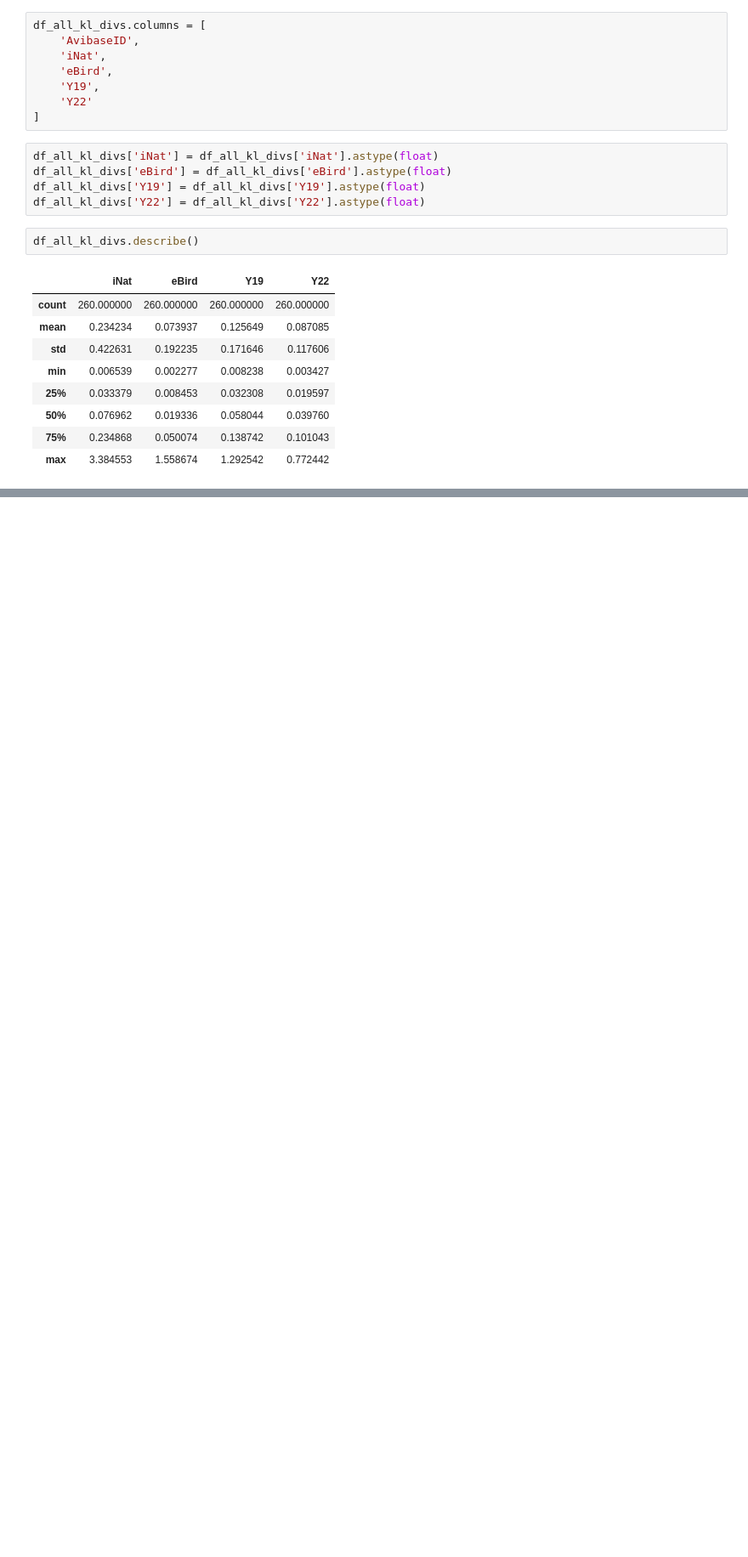
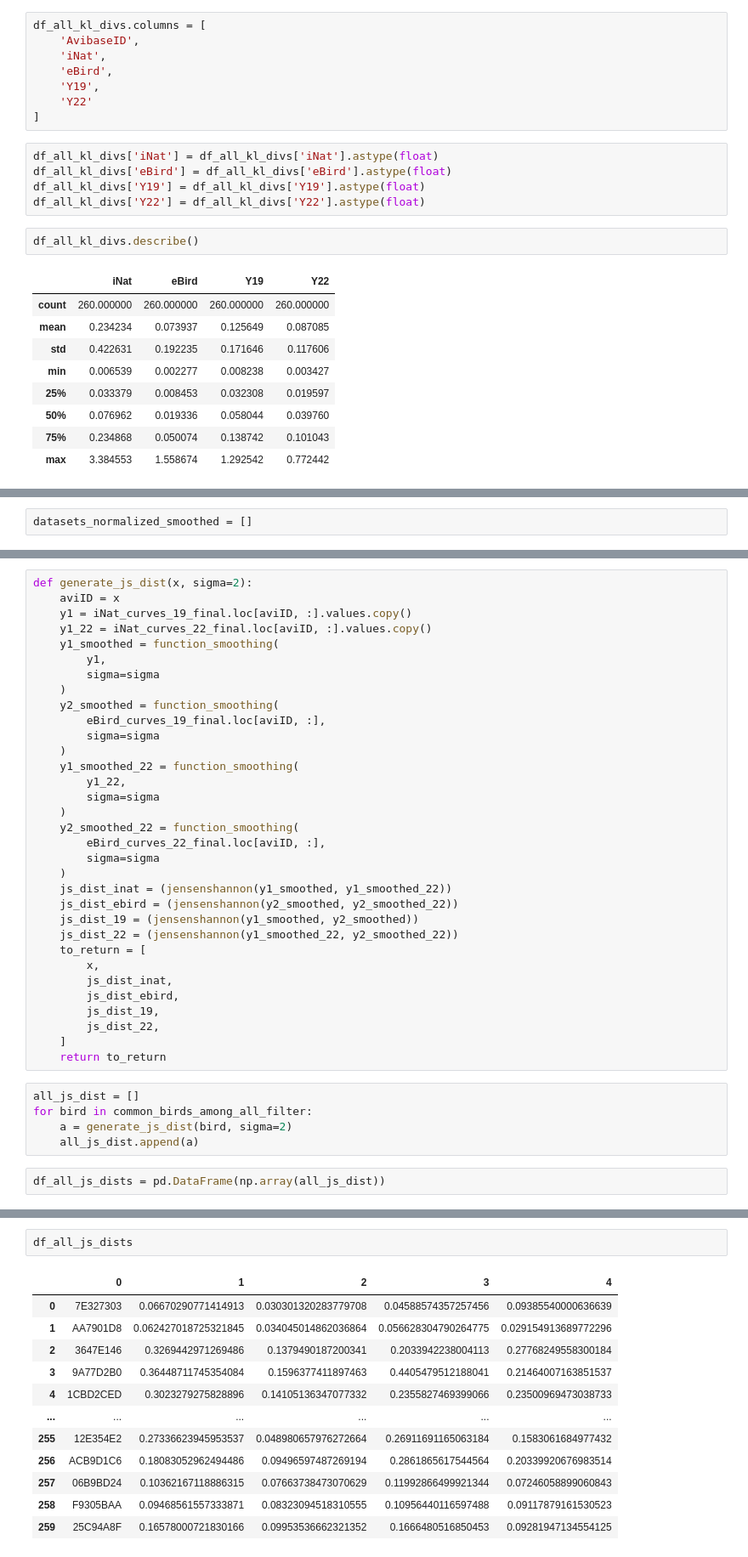
Before and after one commit to devendragovil/explorations_func_data, a Jupyter notebook: notebook_meeting/basic_EDA5_reproduced.ipynb, the cells around one changed output, grey strips where cells are left out. Shown at 85% size. Drawn from its saved outputs; the diff is of its cells as text; blank space fills up the shorter version.

```diff
--- a/notebook_meeting/basic_EDA5_reproduced.ipynb
+++ b/notebook_meeting/basic_EDA5_reproduced.ipynb
@@ -909,0 +950,2 @@ For lacy meeting:
+# %%
+datasets_normalized_smoothed = []
@@ -909,0 +1056,40 @@ For lacy meeting:
+# %%
+def generate_js_dist(x, sigma=2):
+    aviID = x
+    y1 = iNat_curves_19_final.loc[aviID, :].values.copy()
+    y1_22 = iNat_curves_22_final.loc[aviID, :].values.copy()
+    y1_smoothed = function_smoothing(
+        y1,
+        sigma=sigma
+    )
+    y2_smoothed = function_smoothing(
+        eBird_curves_19_final.loc[aviID, :],
+        sigma=sigma
+    )
+    y1_smoothed_22 = function_smoothing(
+        y1_22,
+        sigma=sigma
+    )
+    y2_smoothed_22 = function_smoothing(
+        eBird_curves_22_final.loc[aviID, :],
+        sigma=sigma
+    )
+    js_dist_inat = (jensenshannon(y1_smoothed, y1_smoothed_22))
+    js_dist_ebird = (jensenshannon(y2_smoothed, y2_smoothed_22))
+    js_dist_19 = (jensenshannon(y1_smoothed, y2_smoothed))
+    js_dist_22 = (jensenshannon(y1_smoothed_22, y2_smoothed_22))
+    to_return = [
+        x,
+        js_dist_inat,
+        js_dist_ebird,
+        js_dist_19,
+        js_dist_22,
+    ]
+    return to_return
+# %%
+all_js_dist = []
+for bird in common_birds_among_all_filter:
+    a = generate_js_dist(bird, sigma=2)
+    all_js_dist.append(a)
+# %%
+df_all_js_dists = pd.DataFrame(np.array(all_js_dist))
@@ -909,0 +1105,15 @@ For lacy meeting:
+# %%
+df_all_js_dists
+# %% [output]
+|  | 0 | 1 | 2 | 3 | 4 |
+| 0 | 7E327303 | 0.06670290771414913 | 0.030301320283779708 | 0.04588574357257456 | 0.09385540000636639 |
+| 1 | AA7901D8 | 0.062427018725321845 | 0.034045014862036864 | 0.056628304790264775 | 0.029154913689772296 |
+| 2 | 3647E146 | 0.3269442971269486 | 0.1379490187200341 | 0.2033942238004113 | 0.27768249558300184 |
+| 3 | 9A77D2B0 | 0.36448711745354084 | 0.1596377411897463 | 0.4405479512188041 | 0.21464007163851537 |
+| 4 | 1CBD2CED | 0.3023279275828896 | 0.14105136347077332 | 0.2355827469399066 | 0.23500969473038733 |
+| ... | ... | ... | ... | ... | ... |
+| 255 | 12E354E2 | 0.27336623945953537 | 0.048980657976272664 | 0.26911691165063184 | 0.1583061684977432 |
+| 256 | ACB9D1C6 | 0.18083052962494486 | 0.09496597487269194 | 0.2861865617544564 | 0.20339920676983514 |
+| 257 | 06B9BD24 | 0.10362167118886315 | 0.07663738473070629 | 0.11992866499921344 | 0.07246058899060843 |
+| 258 | F9305BAA | 0.09468561557333871 | 0.08323094518310555 | 0.10956440116597488 | 0.09117879161530523 |
+| 259 | 25C94A8F | 0.16578000721830166 | 0.09953536662321352 | 0.1666480516850453 | 0.09281947134554125 |
```
Also changed, not shown: parts of 28 cells of this notebook, 4 other files.
